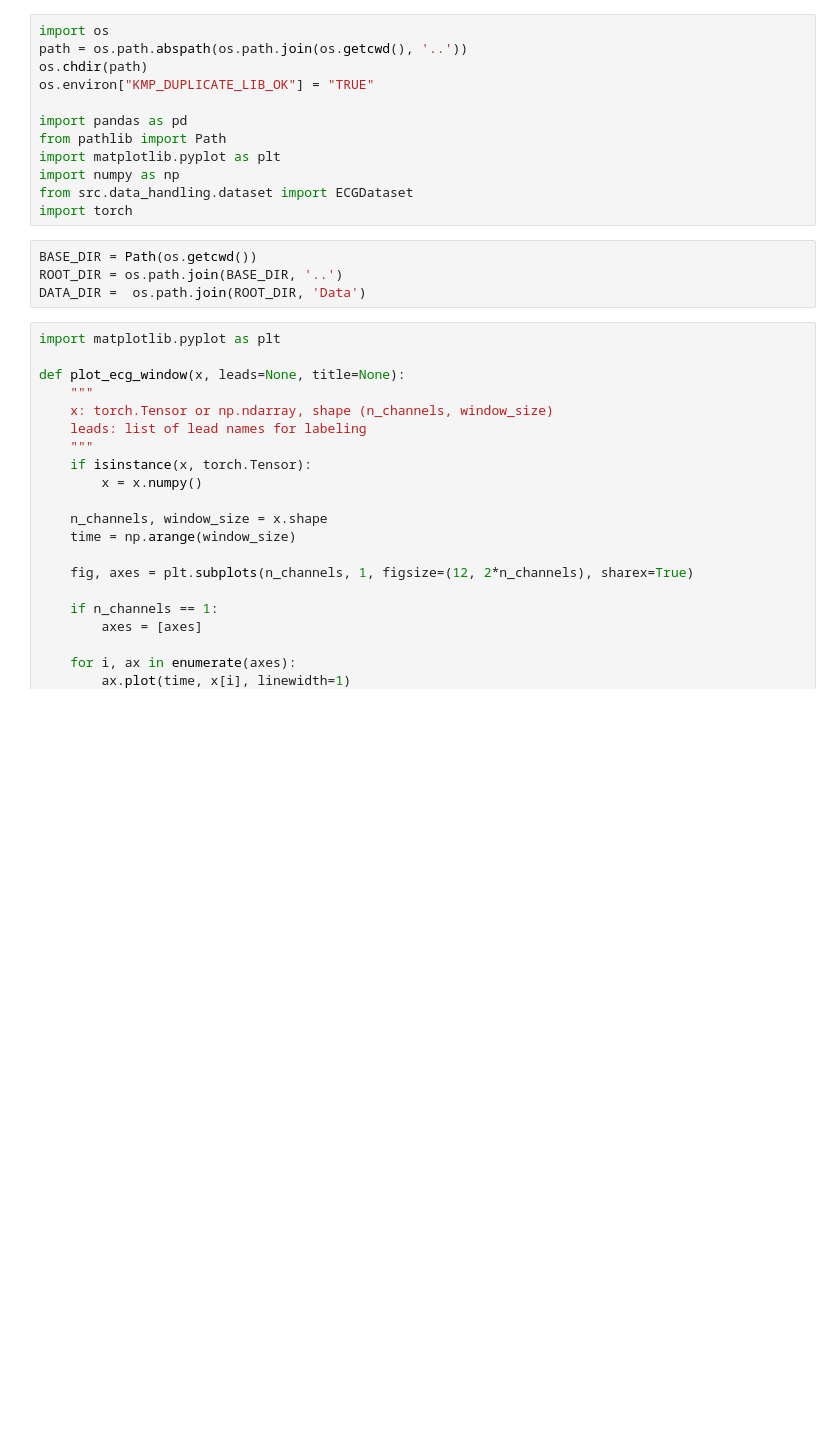
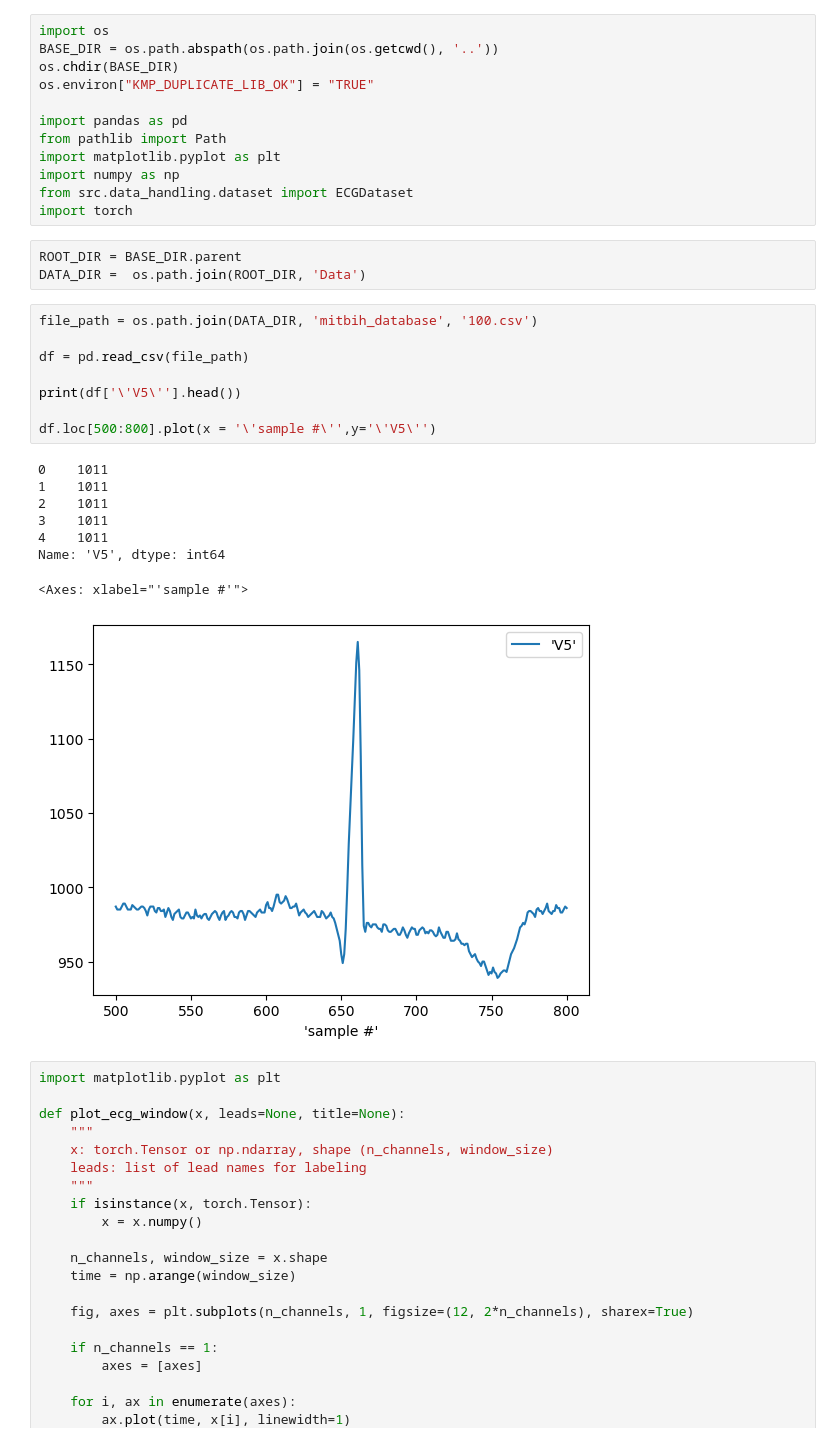
Before and after one commit to Rpadilla15/Arrhythmia-Classification, a Jupyter notebook: Experiments/data-vis.ipynb, the cells around one changed output. Drawn from its saved outputs; the diff is of its cells as text; blank space fills up the shorter version.

```diff
--- a/Experiments/data-vis.ipynb
+++ b/Experiments/data-vis.ipynb
@@ -1,7 +1,7 @@
 # %%
 import os
-path = os.path.abspath(os.path.join(os.getcwd(), '..'))
-os.chdir(path)
+BASE_DIR = os.path.abspath(os.path.join(os.getcwd(), '..'))
+os.chdir(BASE_DIR)
 os.environ["KMP_DUPLICATE_LIB_OK"] = "TRUE"
 
 import pandas as pd
@@ -11,9 +11,25 @@ import numpy as np
 from src.data_handling.dataset import ECGDataset
 import torch
 # %%
-BASE_DIR = Path(os.getcwd())
-ROOT_DIR = os.path.join(BASE_DIR, '..')
+ROOT_DIR = BASE_DIR.parent
 DATA_DIR =  os.path.join(ROOT_DIR, 'Data')
+# %%
+file_path = os.path.join(DATA_DIR, 'mitbih_database', '100.csv')
+
+df = pd.read_csv(file_path)
+
+print(df['\'V5\''].head())
+
+df.loc[500:800].plot(x = '\'sample #\'',y='\'V5\'')
+# %% [output]
+0    1011
+1    1011
+2    1011
+3    1011
+4    1011
+Name: 'V5', dtype: int64
+<Axes: xlabel="'sample #'">
+[figure, added]
 # %%
 import matplotlib.pyplot as plt
 
```
Also changed, not shown: parts of 1 cell of this notebook.
